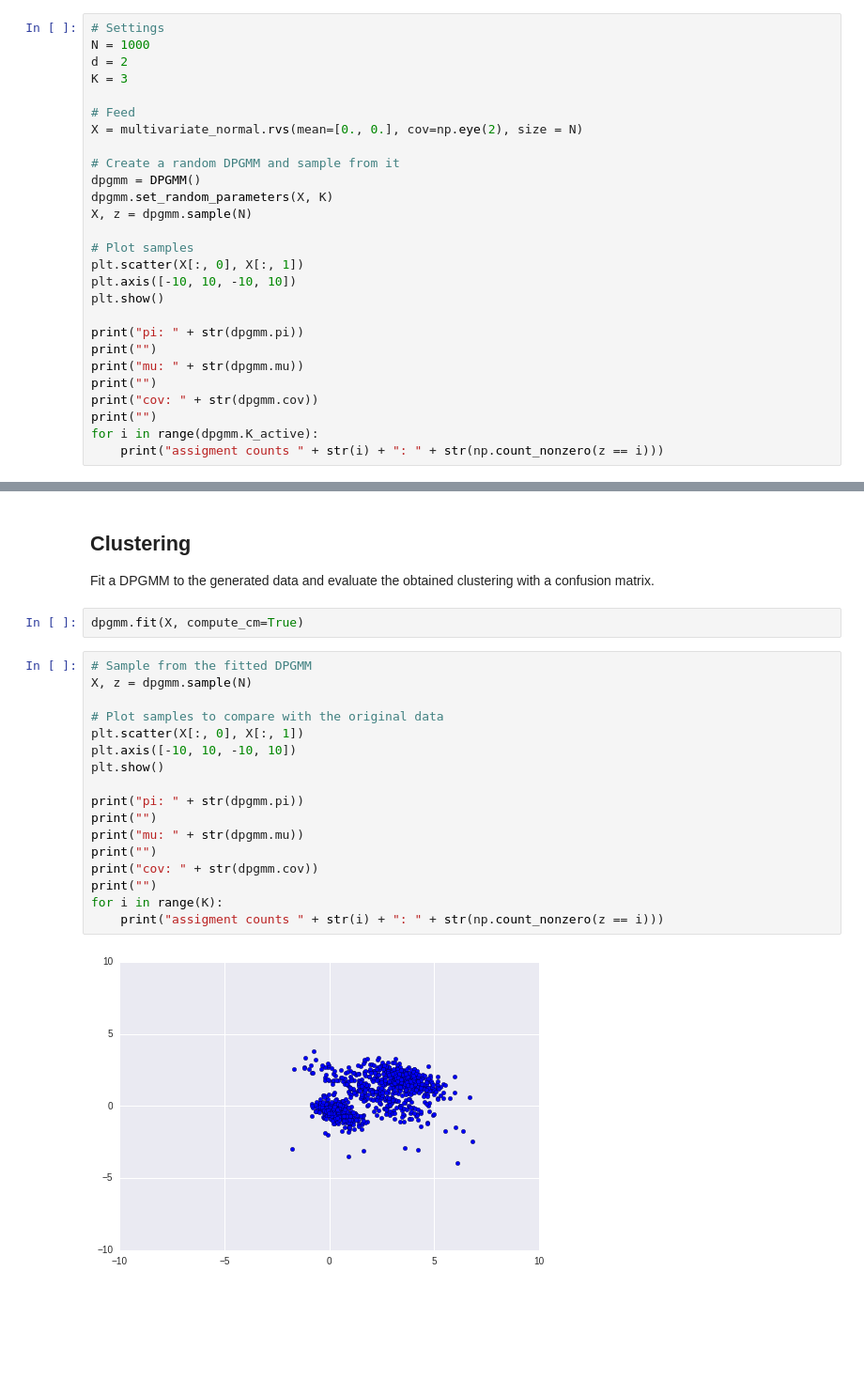
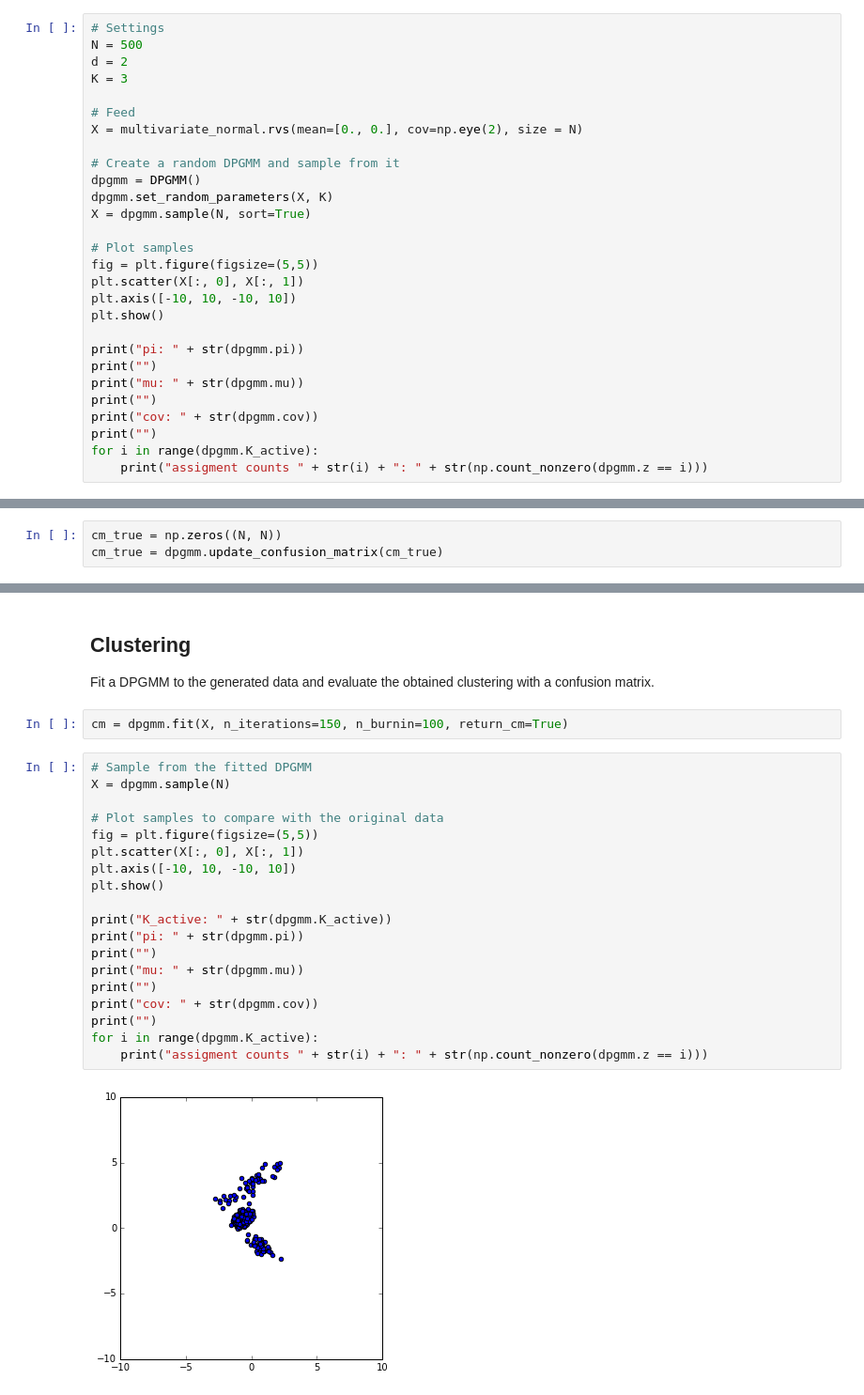
Before and after one commit to pedrofale/Thesis-Code, a Jupyter notebook: notebooks/Experiments.ipynb, the cells around one changed output, grey strips where cells are left out. Shown at 94% size. Saved outputs shown, nothing was run; the diff lists cells and outputs as text; blank space fills up the shorter version.

```diff
--- a/notebooks/Experiments.ipynb
+++ b/notebooks/Experiments.ipynb
@@ -16,7 +15,7 @@ from models.dpgmm import DPGMM
 Generate samples from a DPGMM with random parameters.
 # %%
 # Settings
-N = 1000
+N = 500
 d = 2
 K = 3
 
@@ -26,9 +25,10 @@ X = multivariate_normal.rvs(mean=[0., 0.], cov=np.eye(2), size = N)
 # Create a random DPGMM and sample from it
 dpgmm = DPGMM()
 dpgmm.set_random_parameters(X, K)
-X, z = dpgmm.sample(N)
+X = dpgmm.sample(N, sort=True)
 
 # Plot samples
+fig = plt.figure(figsize=(5,5))
 plt.scatter(X[:, 0], X[:, 1])
 plt.axis([-10, 10, -10, 10])
 plt.show()
@@ -40,5 +40,5 @@ print("")
 print("cov: " + str(dpgmm.cov))
 print("")
 for i in range(dpgmm.K_active):
-    print("assigment counts " + str(i) + ": " + str(np.count_nonzero(z == i)))
+    print("assigment counts " + str(i) + ": " + str(np.count_nonzero(dpgmm.z == i)))
 # %% [output]
@@ -65,0 +66,3 @@ assigment counts 2: 335
+# %%
+cm_true = np.zeros((N, N))
+cm_true = dpgmm.update_confusion_matrix(cm_true)
@@ -66,24 +78,26 @@ assigment counts 2: 335
 # %% [markdown]
 ## Clustering
 Fit a DPGMM to the generated data and evaluate the obtained clustering with a confusion matrix.
-# %%
-dpgmm.fit(X, compute_cm=True)
+# %%
+cm = dpgmm.fit(X, n_iterations=150, n_burnin=100, return_cm=True)
 # %%
 # Sample from the fitted DPGMM
-X, z = dpgmm.sample(N)
+X = dpgmm.sample(N)
 
 # Plot samples to compare with the original data
+fig = plt.figure(figsize=(5,5))
 plt.scatter(X[:, 0], X[:, 1])
 plt.axis([-10, 10, -10, 10])
 plt.show()
 
+print("K_active: " + str(dpgmm.K_active))
 print("pi: " + str(dpgmm.pi))
 print("")
 print("mu: " + str(dpgmm.mu))
 print("")
 print("cov: " + str(dpgmm.cov))
 print("")
-for i in range(K):
-    print("assigment counts " + str(i) + ": " + str(np.count_nonzero(z == i)))
+for i in range(dpgmm.K_active):
+    print("assigment counts " + str(i) + ": " + str(np.count_nonzero(dpgmm.z == i)))
 # %% [output]
-[figure, old version]
+[figure, new version]
```
Also changed, not shown: parts of 6 cells of this notebook.
